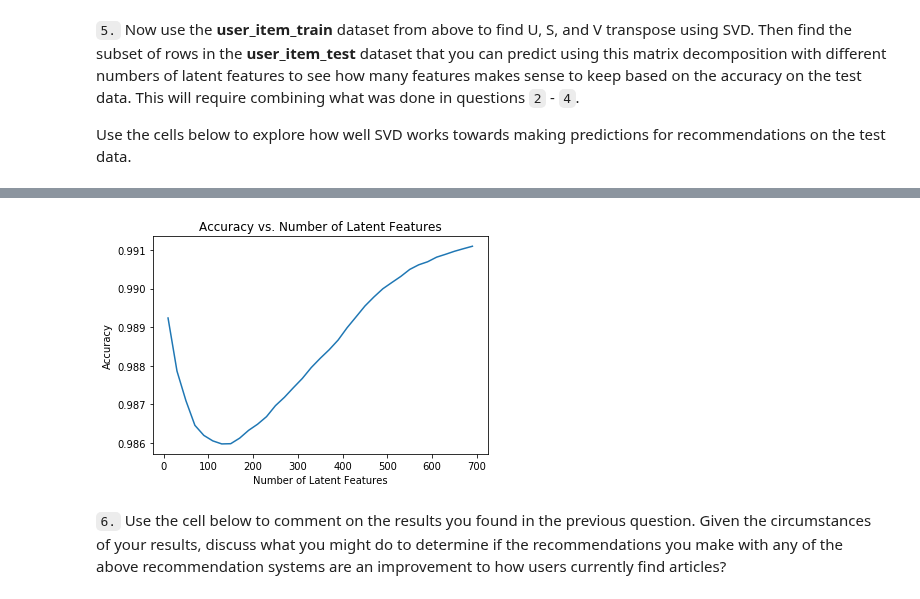
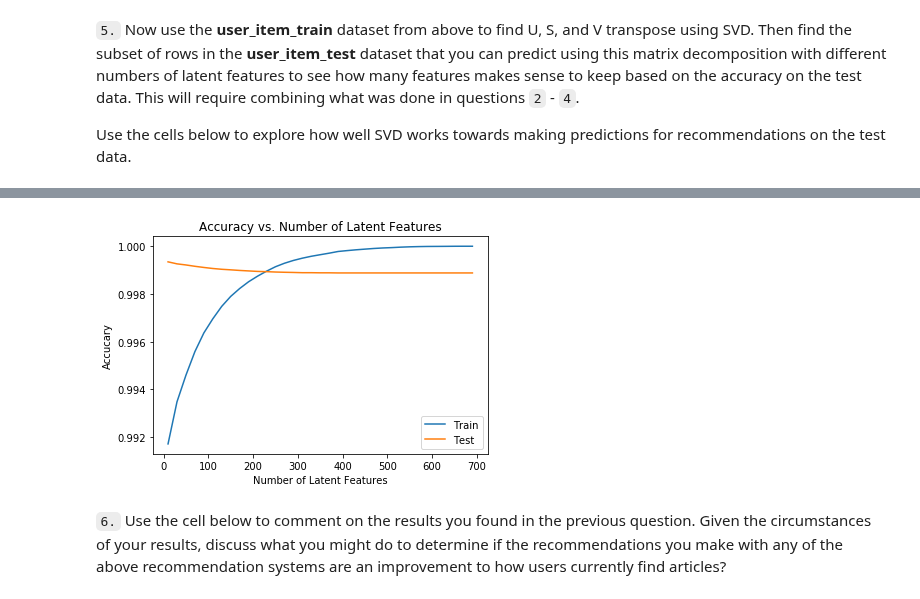
Before and after one commit to keigito/IBM_Recommendations, a Jupyter notebook: Recommendations_with_IBM.ipynb, the cells around one changed output, grey strips where cells are left out. Saved outputs shown, nothing was run; the diff lists cells and outputs as text; code cells hidden in the pictures.

Commit message:
fix: fixed the error calculation and error plot in mat. factorization

```diff
--- a/Recommendations_with_IBM.ipynb
+++ b/Recommendations_with_IBM.ipynb
@@ -954,0 +910,4 @@ vt_train.shape
+# %%
+u_test = u_train[user_item_train.index.isin(user_overlap), :]
+# %%
+vt_test = vt_train[:, user_item_train.columns.isin(article_overlap)]
@@ -955,3 +916,5 @@ vt_train.shape
+# %%
+user_item_test_subset = user_item_test.loc[user_overlap, article_overlap]
 # %%
 # Use these cells to see how well you can use the training
 # decomposition to predict on test data
@@ -991,10 +921,40 @@ for k in num_latent_feats:
-# %%
-plt.plot(num_latent_feats, 1 - np.array(test_errs)/df.shape[0]);
-plt.xlabel('Number of Latent Features');
-plt.ylabel('Accuracy');
-plt.title('Accuracy vs. Number of Latent Features');
-# %% [output]
-[figure, removed]
+# %%
+num_latent_feats = np.arange(10,700+10,20)
+train_errs = []
+test_errs = []
+train_errs2 = []
+test_errs2 = []
+for k in num_latent_feats:
+
+    u_train_reshaped = u_train[:, :k]
+    s_train_reshaped = s_train_matrix[:k, :k]
+    vt_train_reshaped = vt_train[:k, :]
+
+    u_test_reshaped = u_test[:, :k]
+    s_test_reshaped = s_train_matrix[:k, :k]
+    vt_test_reshaped = vt_test[:k, :]
+
+    user_item_train_est = np.around(np.dot(np.dot(u_train_reshaped, s_train_reshaped), vt_train_reshaped))
+    train_diffs = np.subtract(user_item_train.values, user_item_train_est)
+    train_errs.append(np.sum(np.sum(np.abs(train_diffs))))
+
+    user_item_test_est = np.round(np.dot(np.dot(u_test_reshaped, s_test_reshaped), vt_test_reshaped))
+    test_diffs = np.subtract(user_item_test_subset, user_item_test_est)
+    test_errs.append(np.sum(np.sum(np.abs(test_diffs))))
+# %%
+fig = plt.figure()
+ax = fig.add_subplot(111)
+
+# To compare the train and test errores fairly, I am deviding the train and test errors with the dimentions of their corresponding matrix (user_item_train and user_item_test have the different number of users as well as the number of articles.)
+ax.plot(num_latent_feats, 1-np.array(train_errs)/(user_item_train.shape[0]*user_item_train.shape[1]), label="Train")
+ax.plot(num_latent_feats, 1-np.array(test_errs)/(user_item_test.shape[0]*user_item_test.shape[1]), label="Test")
+ax.set_title("Accuracy vs. Number of Latent Features")
+ax.set_xlabel("Number of Latent Features")
+ax.set_ylabel("Accucary")
+ax.legend(loc="lower right")
+plt.show()
+# %% [output]
+[figure, added]
 # %% [markdown]
 `6.` Use the cell below to comment on the results you found in the previous question. Given the circumstances of your results, discuss what you might do to determine if the recommendations you make with any of the above recommendation systems are an improvement to how users currently find articles?
 # %% [markdown]
```
Also changed, not shown: parts of 9 cells of this notebook.
